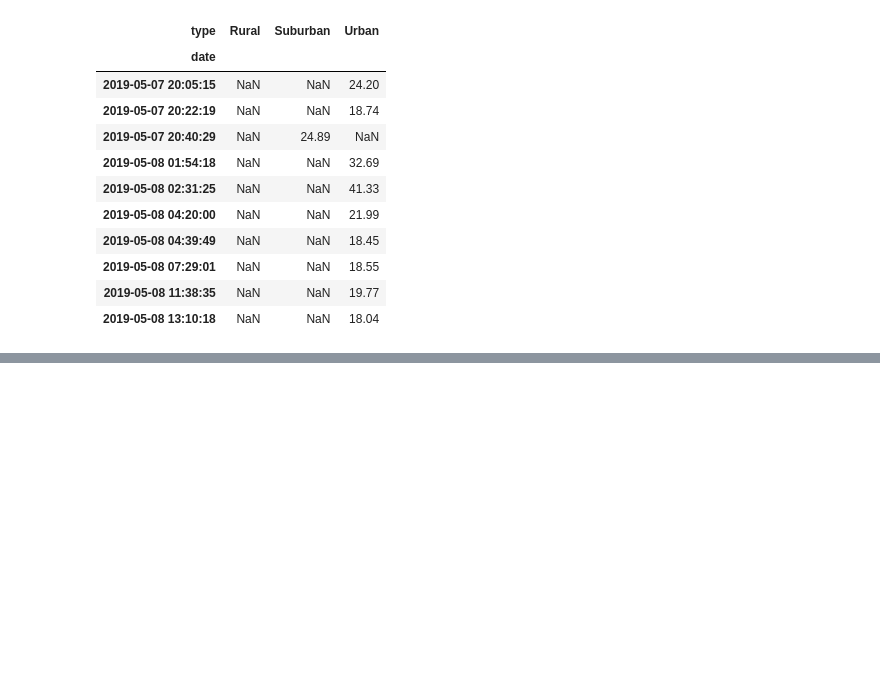
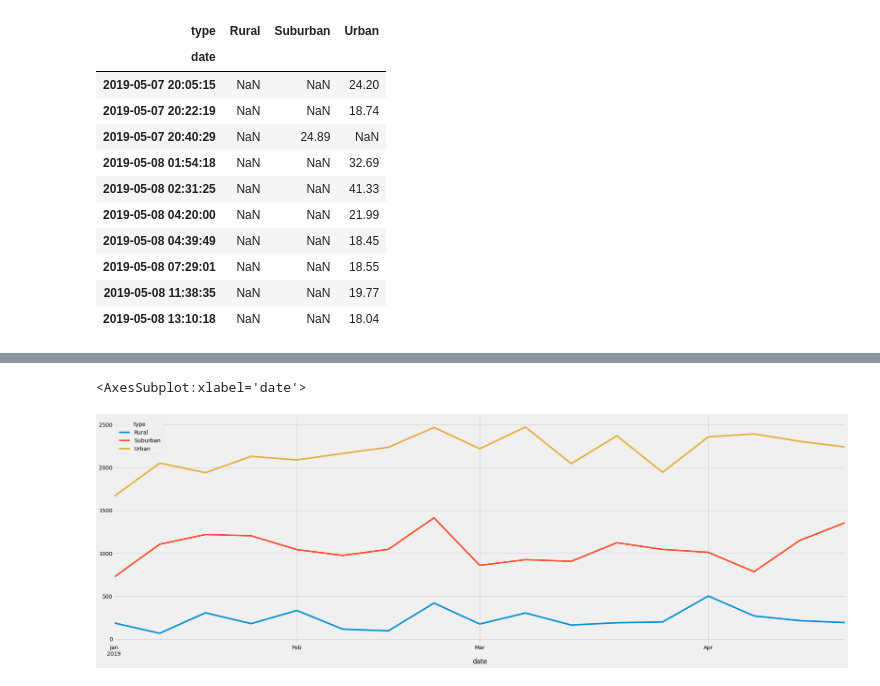
Before and after one commit to DMZellmer/Pyber_Analysis, a Jupyter notebook: PyBer_Challenge.ipynb, the cells around one changed output, grey strips where cells are left out. Cells and saved outputs as stored; diff of their text form; code cells hidden in the pictures; blank space fills up the shorter version.

```diff
--- a/PyBer_Challenge.ipynb
+++ b/PyBer_Challenge.ipynb
@@ -155,2 +177,4 @@ pyber_2_data.tail(10)
 # %%
 # 5. Create a new DataFrame from the pivot table DataFrame using loc on the given dates, '2019-01-01':'2019-04-29'.
+pyber_3_data = pyber_2_data.loc['2019-01-01':'2019-04-29']
+pyber_3_data
@@ -157,5 +196,6 @@ pyber_2_data.tail(10)
 # %%
 # 6. Set the "date" index to datetime datatype. This is necessary to use the resample() method in Step 8.
 # df.index = pd.to_datetime(df.index)
+pyber_3_data.index = pd.to_datetime(pyber_3_data.index)
 # %%
 # 7. Check that the datatype for the index is datetime using df.info()
@@ -162,9 +214,14 @@ pyber_2_data.tail(10)
 # %%
 # 8. Create a new DataFrame using the "resample()" function by week 'W' and get the sum of the fares for each week.
+weekly_data = pyber_3_data.resample('W').sum()
 # %%
 # 8. Using the object-oriented interface method, plot the resample DataFrame using the df.plot() function.
 
 # Import the style from Matplotlib.
 from matplotlib import style
 # Use the graph style fivethirtyeight.
 style.use('fivethirtyeight')
+weekly_data.plot(figsize=(30,10))
+# %% [output]
+<AxesSubplot:xlabel='date'>
+[figure, added]
```
Also changed, not shown: parts of 4 cells of this notebook.
